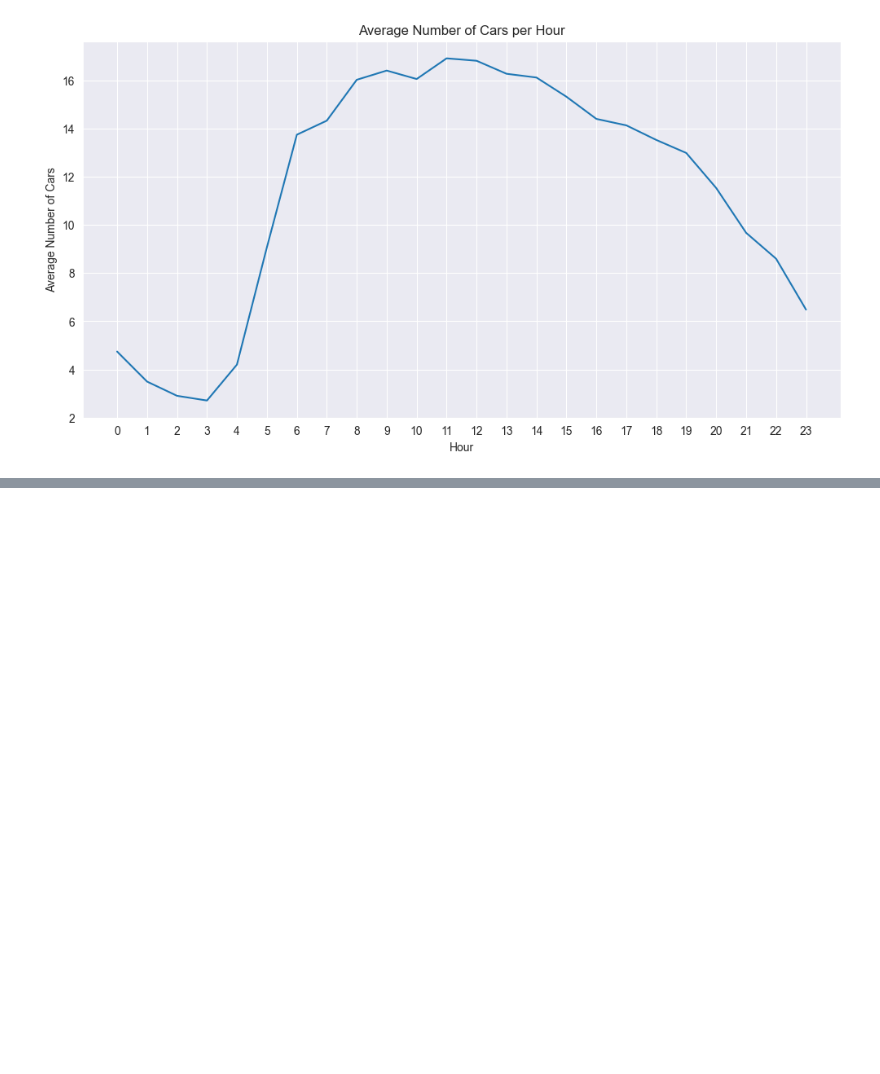
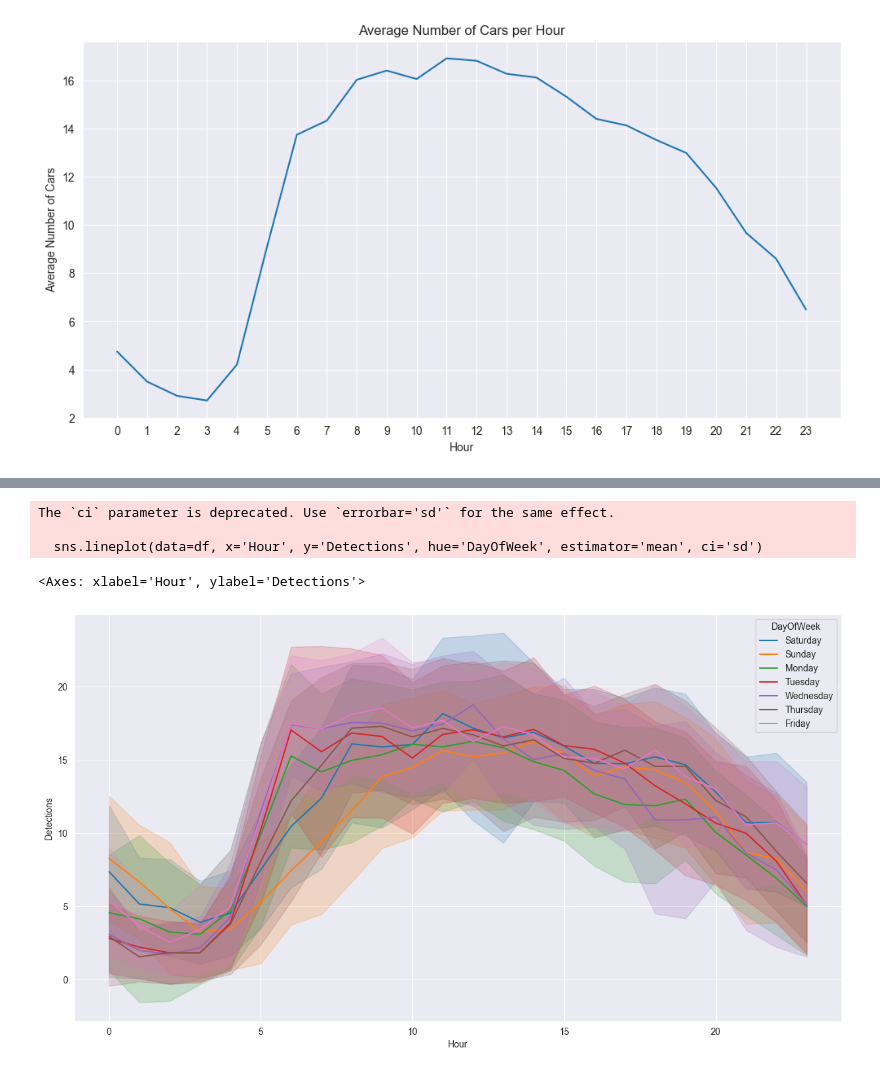
Before and after one commit to pavleglusac/SIAP-NM, a Jupyter notebook: eda.ipynb, the cells around one changed output, grey strips where cells are left out. Saved outputs shown, nothing was run; the diff lists cells and outputs as text; code cells hidden in the pictures; blank space fills up the shorter version.

Commit message:
Add more plots

```diff
--- a/eda.ipynb
+++ b/eda.ipynb
@@ -91,0 +95,3 @@ plt.show()
+# %%
+df['DayOfWeek'] = df['Timestamp'].dt.day_name()
+df['Hour'] = df['Timestamp'].dt.hour
@@ -91,0 +103,11 @@ plt.show()
+# %%
+plt.figure(figsize=(15, 8))
+
+# Mean with confidence interval
+sns.lineplot(data=df, x='Hour', y='Detections', hue='DayOfWeek', estimator='mean', ci='sd')
+# %% [output]
+The `ci` parameter is deprecated. Use `errorbar='sd'` for the same effect.
+
+  sns.lineplot(data=df, x='Hour', y='Detections', hue='DayOfWeek', estimator='mean', ci='sd')
+<Axes: xlabel='Hour', ylabel='Detections'>
+[figure, added]
```
Also changed, not shown: parts of 5 cells of this notebook.
